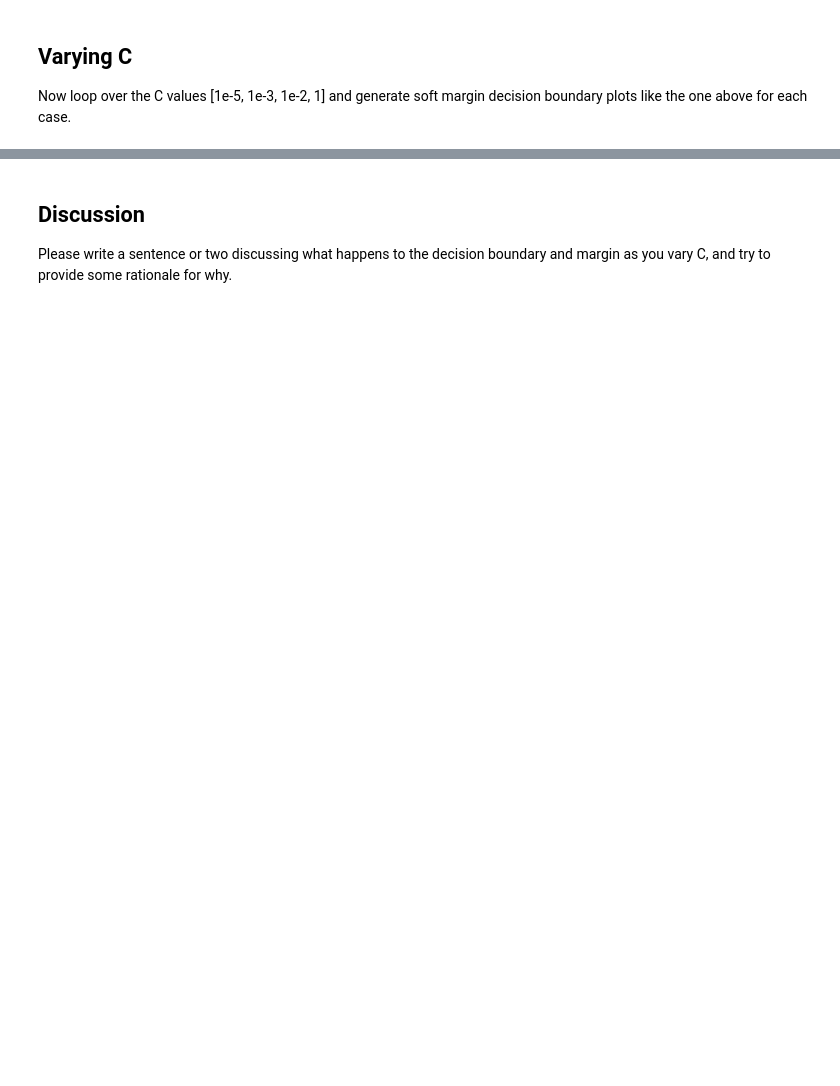
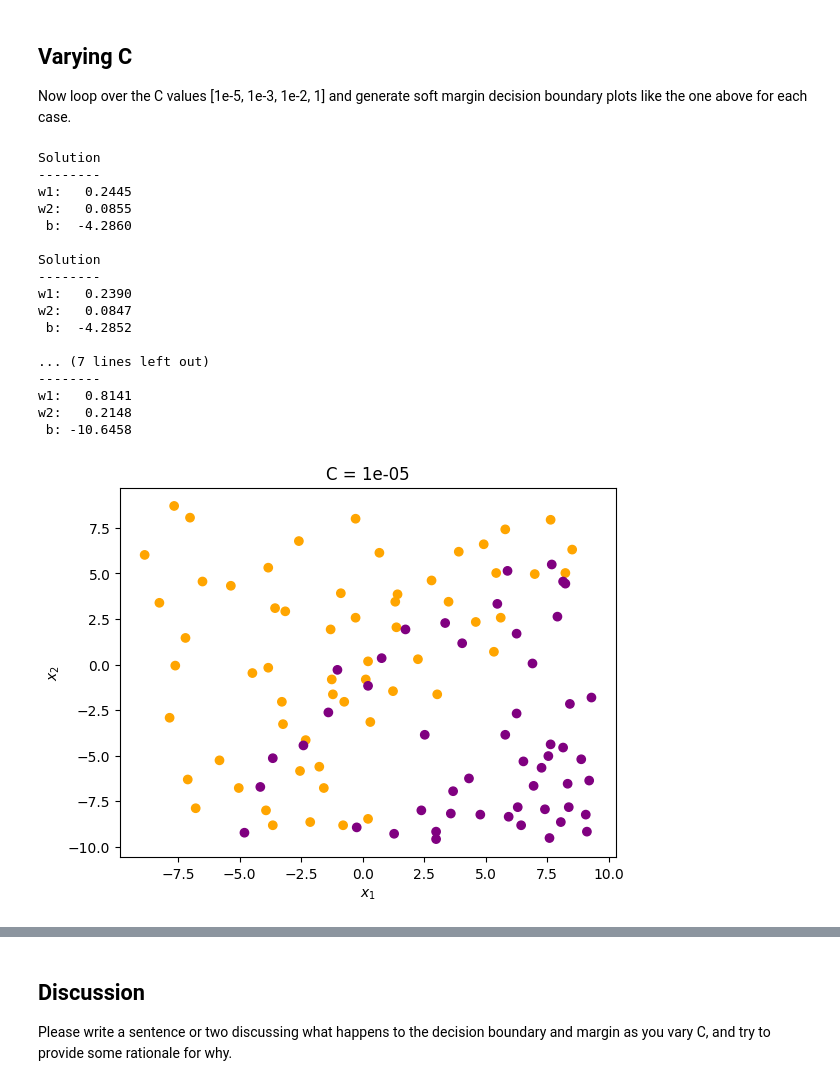
Before and after one commit to judson35/AI-ML, a Jupyter notebook: HW4/M4-HW1.ipynb, the cells around one changed output, grey strips where cells are left out. Saved outputs shown, nothing was run; the diff lists cells and outputs as text; code cells hidden in the pictures; blank space fills up the shorter version.

Commit message:
Finished all lecture problems except L1-P1. Started HW1 problem but ran into same issue as L1-P1 with soft margin classifier not working

```diff
--- a/HW4/M4-HW1.ipynb
+++ b/HW4/M4-HW1.ipynb
@@ -115,6 +115,14 @@ def soft_margin_svm(X, y, C):
 
     # YOUR CODE GOES HERE
     # Define P, q, G, h
+    P = np.ones([3,3])
+    P[-1,-1] = 0
+    P = np.concatenate([np.concatenate([P,np.zeros([3,N])],axis=1),np.zeros([N,3+N])],axis=0)
+    q = np.concatenate([np.zeros(3), C*np.ones(N)]).reshape(-1,1)
+    G = np.array([np.array(-y*X[:,0]), np.array(-y*X[:,1]), np.ones(N)]).T
+    G = np.concatenate([np.concatenate([np.array([np.array(-y*X[:,0]), np.array(-y*X[:,1]), np.ones(N)]).T,-1*np.eye(N)],axis=1),
+                        np.concatenate([np.zeros([N,3]), np.eye(N)],axis=1)],axis=0)
+    h = np.concatenate([-1*np.ones(N), np.zeros(N)]).reshape(-1,1)
 
     z = solvers.qp(matrix(P),matrix(q),matrix(G),matrix(h))
     w1 = z['x'][0]
@@ -141,0 +166,30 @@ Now loop over the C values [1e-5, 1e-3, 1e-2, 1] and generate soft margin decisi
+# %%
+Cs = [1e-5, 1e-3, 1e-2, 1]
+for C in Cs:
+    w1, w2, b = soft_margin_svm(X, y, C)
+    print(f"\nSolution\n--------\nw1: {w1:8.4f}\nw2: {w2:8.4f}\n b: {b:8.4f}")
+
+    plt.figure()
+    plot_boundary(X,y,w1,w2,b,e=1)
+    plt.title(f"C = {C}")
+
+plt.show()
+# %% [output]
+Solution
+--------
+w1:   0.2445
+w2:   0.0855
+ b:  -4.2860
+
+Solution
+--------
+w1:   0.2390
+w2:   0.0847
+ b:  -4.2852
+
+... (7 lines left out)
+--------
+w1:   0.8141
+w2:   0.2148
+ b: -10.6458
+[figure, added]
```
Also changed, not shown: parts of 3 cells of this notebook, 4 other files.
